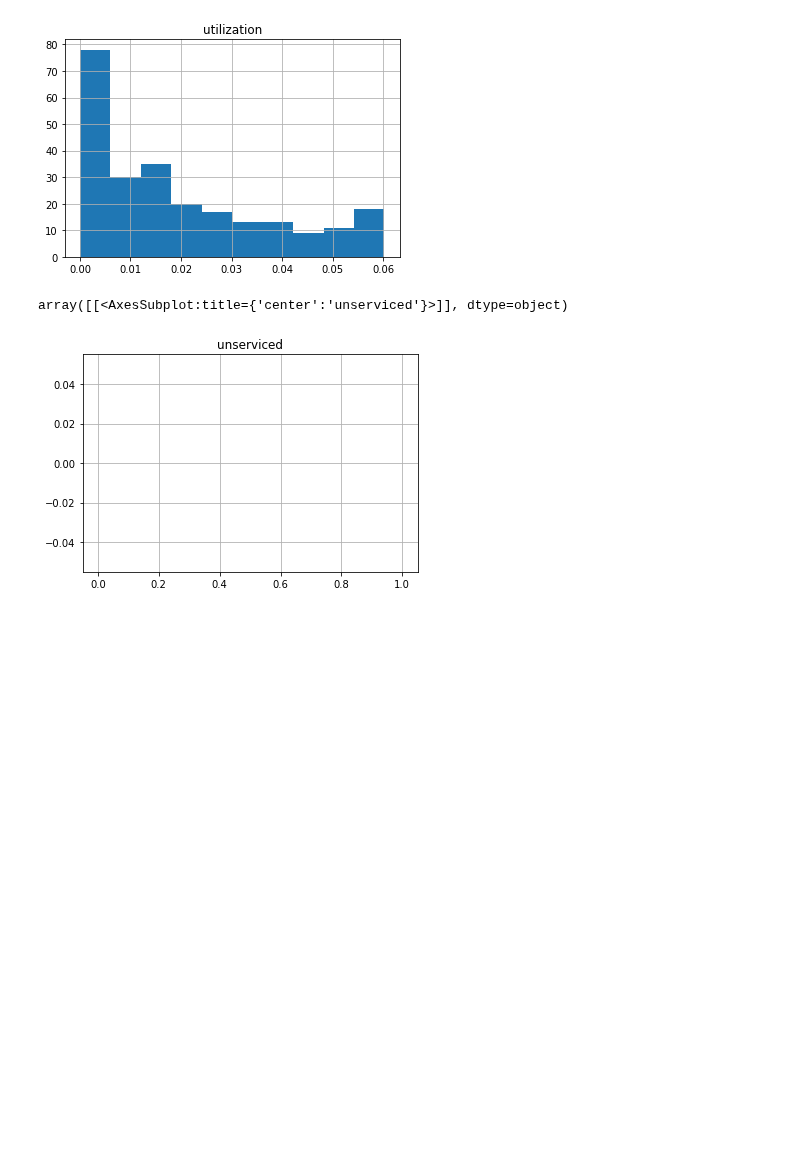
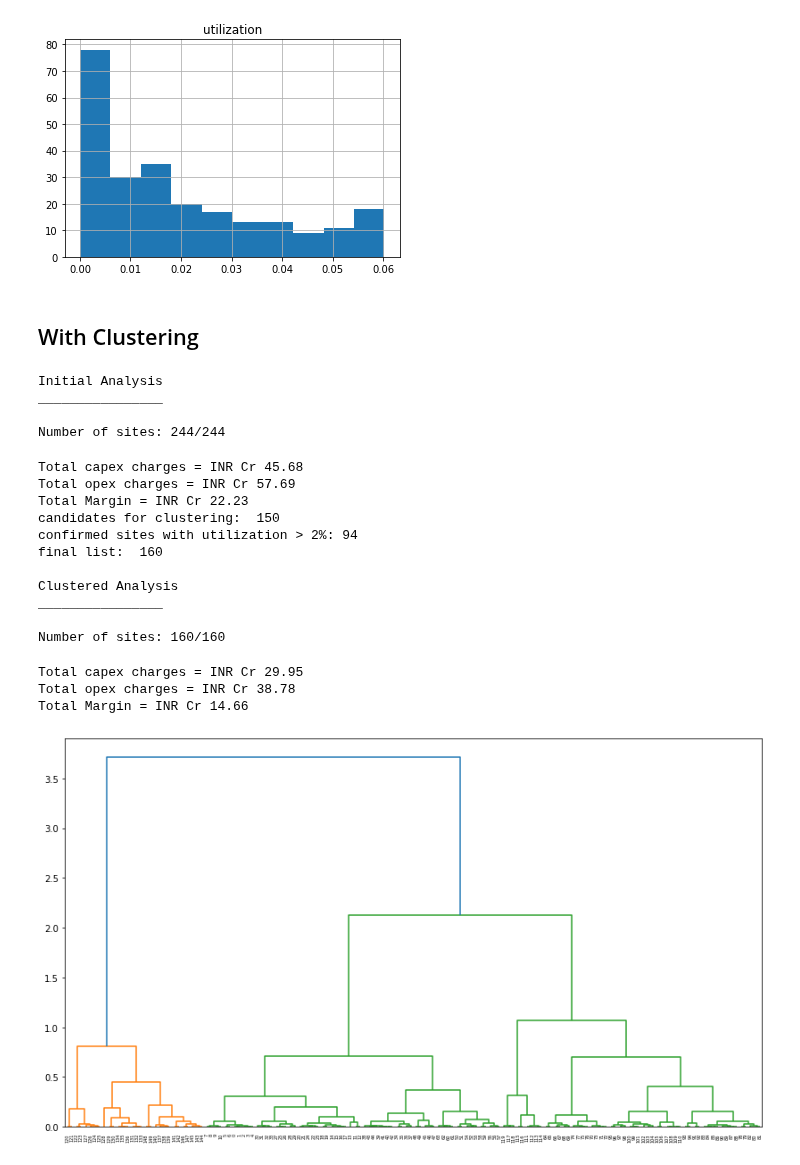
Before and after one commit to AnoopRKulkarni/evci_tool, a Jupyter notebook: 03_analysis.ipynb, the cells around one changed output. Cells and saved outputs as stored; diff of their text form; code cells hidden in the pictures; blank space fills up the shorter version.

Commit message:
Added clustering inputs to be taken from the UI

```diff
--- a/03_analysis.ipynb
+++ b/03_analysis.ipynb
@@ -97,11 +97,17 @@ A pandas dataframe: `s_u_df` is a dataframe with computed utilization values for
 # %%
 #|export
 
-def analyze_sites(corridor:str, ui_inputs, cluster:bool=False, use_defaults=False):
+def analyze_sites(corridor:str, ui_inputs):
     "The function analyzes sites specified as part of a corridor."
 
     #@title Read data from excel sheets
     model,site,traffic,grid, INPUT_PATH, OUTPUT_PATH = setup_and_read_data(corridor)
+
+    #set variables for clustering etc from the UI
+    cluster = ui_inputs['cluster']
+    cluster_th = ui_inputs['cluster_th']
+    plot_dendrogram = ui_inputs['plot_dendrogram']
+    use_defaults = ui_inputs['use_defaults']
 
     #check if mandatory worksheets in xlsx files are available
     avail = data_availability_check(model,site,traffic,grid)
@@ -158,13 +164,14 @@ def analyze_sites(corridor:str, ui_inputs, cluster:bool=False, use_defaults=Fals
 
     #@title Threshold and cluster
     if cluster:
-        #clustering_candidates = s_u_df[(s_u_df.utilization <= 0.2) & (s_u_df['year 1'] == 1)]
-        clustering_candidates = s_u_df[s_u_df.utilization <= 0.2]
+        #clustering_candidates = s_u_df[(s_u_df.utilization <= cluster_th) & (s_u_df['year 1'] == 1)]
+        clustering_candidates = s_u_df[s_u_df.utilization <= cluster_th]
         print('candidates for clustering: ', clustering_candidates.shape[0])
         points = np.array((clustering_candidates.apply(lambda x: list([x['Latitude'], x['Longitude']]),axis=1)).tolist())
         Z = linkage (points, method='complete', metric='euclidean');
-        #plt.figure(figsize=(14,8))
-        #dendrogram(Z);
+        if plot_dendrogram:
+            plt.figure(figsize=(14,8))
+            dendrogram(Z);
         max_d = 0.01
         clusters = fcluster(Z, t=max_d, criterion='distance')
         clustered_candidates = gpd.GeoDataFrame(clustering_candidates)
@@ -172,8 +179,8 @@ def analyze_sites(corridor:str, ui_inputs, cluster:bool=False, use_defaults=Fals
         #clustered_candidates.plot(ax=base, column=clusters, legend=True)
 
     #@title Build final list of sites
-    confirmed_sites = s_u_df[s_u_df.utilization > 0.2]
-    print('confirmed sites with utilization > 20%: ', confirmed_sites.shape[0])
+    confirmed_sites = s_u_df[s_u_df.utilization > cluster_th]
+    print(f'confirmed sites with utilization > {int(cluster_th*100)}%: {confirmed_sites.shape[0]}')
     if cluster:
         val, ind = np.unique (clusters, return_index=True)
         clustered_sites = clustered_candidates.reset_index(drop=True)
@@ -236,7 +245,50 @@ s_u_df.hist(column='utilization');
 # %% [output]
 [figure]
 # %%
-s_u_df.hist(column='unserviced')
+#s_u_df.hist(column='unserviced')
-# %% [output]
-array([[<AxesSubplot:title={'center':'unserviced'}>]], dtype=object)
-[figure, removed]
+# %% [markdown]
+## With Clustering
+# %%
+# Inputs from UI
+ui_inputs = {
+    "backoff_factor": 1,
+    "M": ["3WS", "4WS", "4WF"],
+    "years_of_analysis": [1,2],
+    "capex_2W": 2500,
+    "capex_3WS": 112000,
+    "capex_4WS": 250000,
+    "capex_4WF": 1500000,
+    "hoarding cost": 900000,
+    "kiosk_cost": 180000,
+    "year1_conversion": 0.02,
+    "year2_conversion": 0.05,
+    "year3_conversion": 0.1,
+    "holiday_percentage": 0.3,
+    "fast_charging": 0.3,
+    "slow_charging": 0.15,
+    "cluster": True,
+    "cluster_th": 0.02,
+    "plot_dendrogram": True,
+    "use_defaults": False
+}
+s_u_df = analyze_sites('mumbai_goa', ui_inputs)
+# %% [output]
+Initial Analysis
+________________
+
+Number of sites: 244/244
+Total capex charges = INR Cr 45.68
+Total opex charges = INR Cr 57.69
+Total Margin = INR Cr 22.23
+candidates for clustering:  150
+confirmed sites with utilization > 2%: 94
+final list:  160
+
+Clustered Analysis
+________________
+
+Number of sites: 160/160
+Total capex charges = INR Cr 29.95
+Total opex charges = INR Cr 38.78
+Total Margin = INR Cr 14.66
+[figure, added]
```
Also changed, not shown: parts of 3 cells of this notebook, 7 other files.
